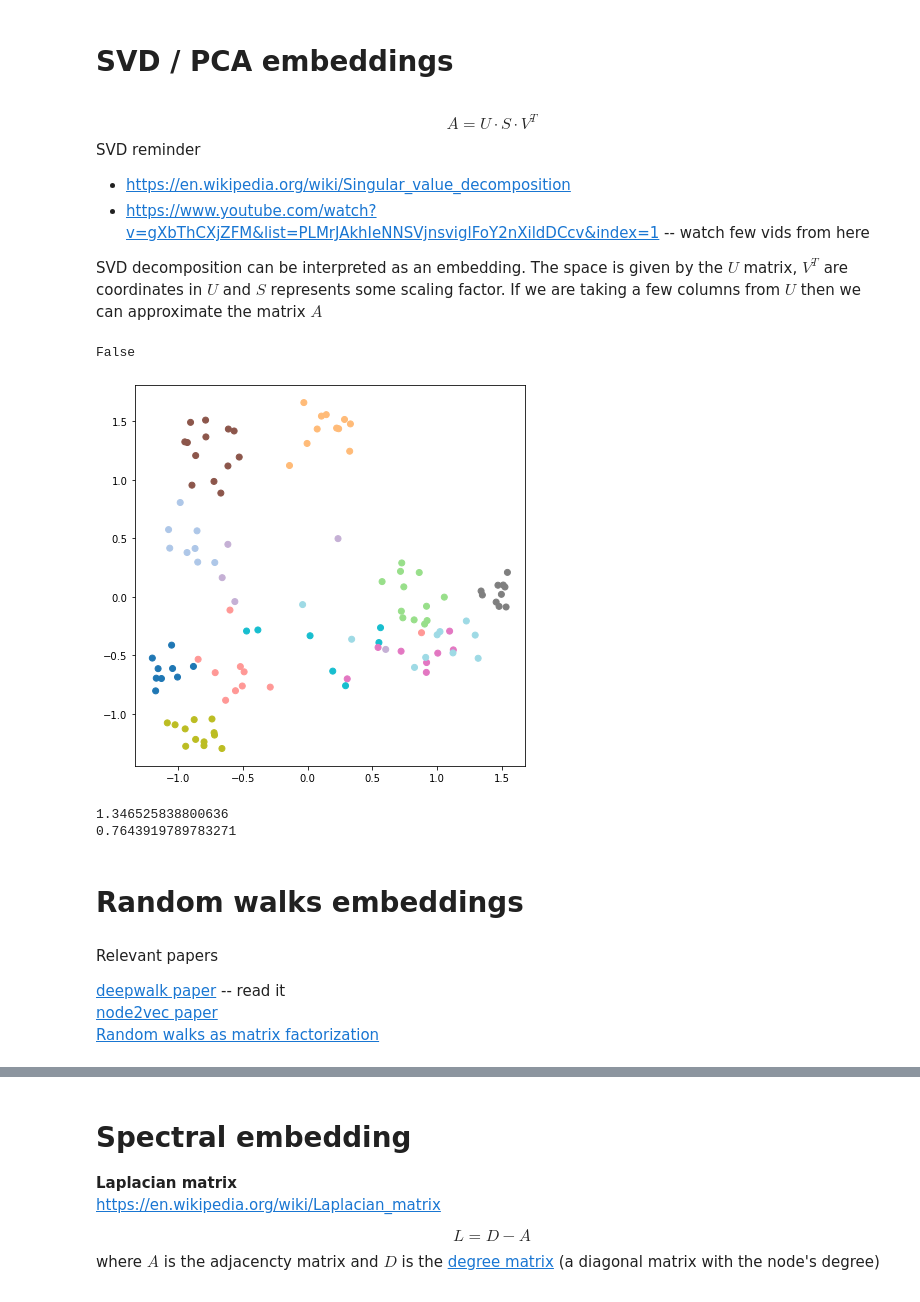
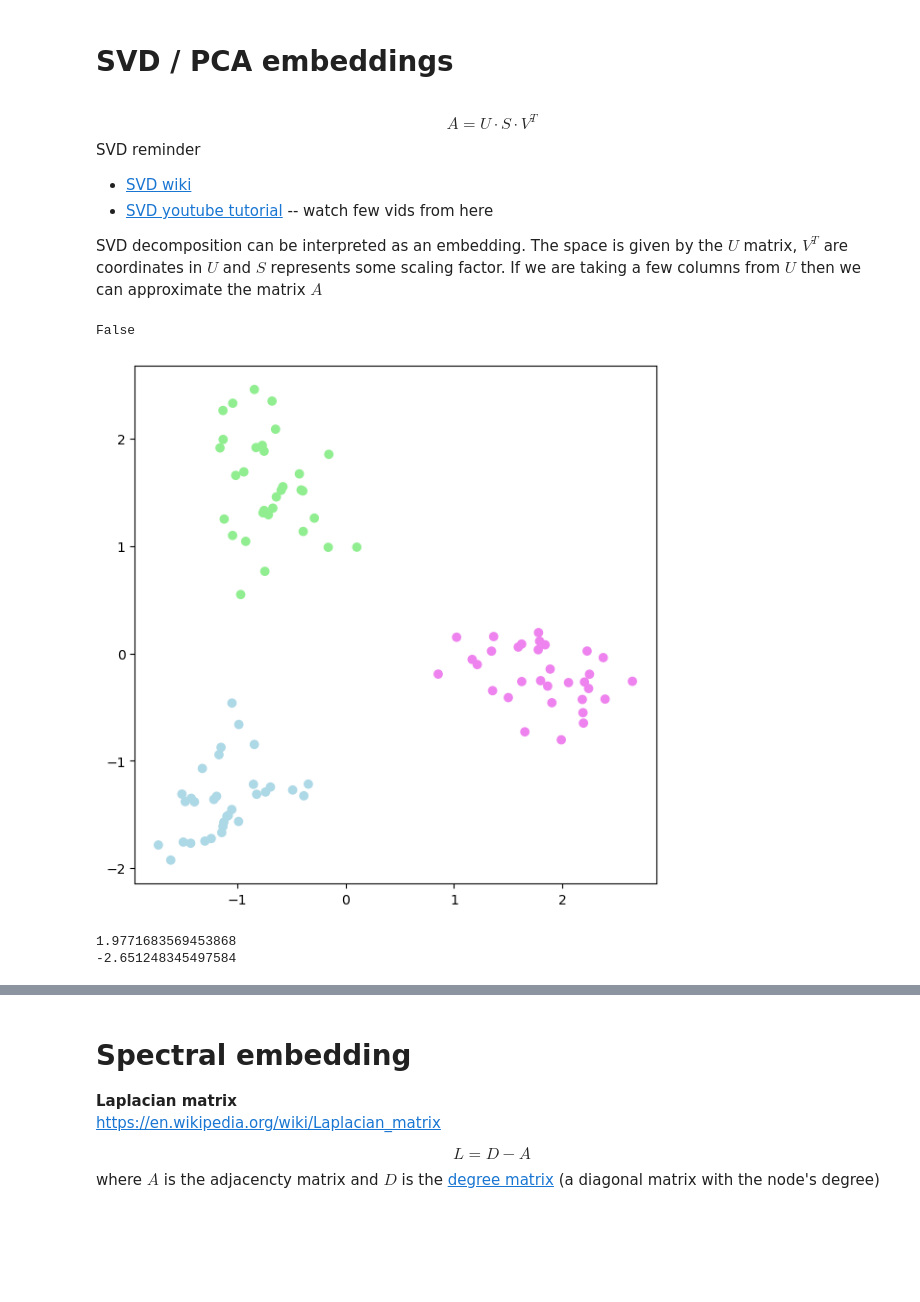
Before and after one commit to zademn/netsci-labs, a Jupyter notebook: Lab7-Embeddings/Node_embeddings.ipynb, the cells around one changed output, grey strips where cells are left out. Saved outputs shown, nothing was run; the diff lists cells and outputs as text; code cells hidden in the pictures; blank space fills up the shorter version.

```diff
--- a/Lab7-Embeddings/Node_embeddings.ipynb
+++ b/Lab7-Embeddings/Node_embeddings.ipynb
@@ -57,21 +78,29 @@ nx.draw(G_football, pos = pos, node_size = 200, width = .5, edgecolors = 'black'
 # %%
 # Load cora
-G_cora =  nx.read_weighted_edgelist(os.path.join('..', 'data', 'cora.edges'), delimiter=',')
+G_cora = nx.read_weighted_edgelist(
+    os.path.join("..", "data", "cora.edges"), delimiter=","
+)
 
 
-df = pd.read_csv(os.path.join('..', 'data', 'cora.node_labels'), delimiter=',', names = ['nodes', 'label'])
+df = pd.read_csv(
+    os.path.join("..", "data", "cora.node_labels"),
+    delimiter=",",
+    names=["nodes", "label"],
+)
 display(df.head())
-plt.bar(*np.unique(df['label'], return_counts = True))
+plt.bar(*np.unique(df["label"], return_counts=True))
 plt.show()
 
-d = {str(k): {'label': v} for k, v in zip(df['nodes'], df['label'])}
+d = {str(k): {"label": v} for k, v in zip(df["nodes"], df["label"])}
 nx.set_node_attributes(G_cora, d)
 
 G_cora = giant_component(G_cora)
 print(G_cora)
 
-G_cora = nx.relabel_nodes(G_cora, {k: v for k, v in zip(G_cora.nodes,range(len(G_cora.nodes)))})
-cora_color =list(nx.get_node_attributes(G_cora, 'label').values())
+G_cora = nx.relabel_nodes(
+    G_cora, {k: v for k, v in zip(G_cora.nodes, range(len(G_cora.nodes)))}
+)
+cora_color = list(nx.get_node_attributes(G_cora, "label").values())
 # %% [output]
 |  | nodes | label |
 | 0 | 1 | 3 |
@@ -83 +112,12 @@ cora_color =list(nx.get_node_attributes(G_cora, 'label').values())
 Graph with 2485 nodes and 5069 edges
+# %%
+num_communities = 3
+num_nodes_per_community = 32
+G_comm = nx.planted_partition_graph(
+    l=num_communities, k=num_nodes_per_community, p_in=0.5, p_out=0.1, seed=42
+)
+colors = ["violet", "lightgreen", "lightblue", "yellow"]
+comm_color = [
+    colors[v] for v in nx.get_node_attributes(G_comm, "block").values()
+]
+comm_labels = np.array(list(nx.get_node_attributes(G_comm, "block").values()))
@@ -296,8 +512,8 @@ print(z1.dot(z3))
 # %% [markdown]
 $$A = U \cdot S \cdot V^T$$
 SVD reminder
-- https://en.wikipedia.org/wiki/Singular_value_decomposition
-- https://www.youtube.com/watch?v=gXbThCXjZFM&list=PLMrJAkhIeNNSVjnsviglFoY2nXildDCcv&index=1 -- watch few vids from here
+- [SVD wiki](https://en.wikipedia.org/wiki/Singular_value_decomposition)
+- [SVD youtube tutorial](https://www.youtube.com/watch?v=gXbThCXjZFM&list=PLMrJAkhIeNNSVjnsviglFoY2nXildDCcv&index=1) -- watch few vids from here
 
 SVD decomposition can be interpreted as an embedding. The space is given by the $U$ matrix, $V^T$ are coordinates in $U$ and $S$ represents some scaling factor. If we are taking a few columns from $U$ then we can approximate the matrix $A$
 # %%
@@ -306,5 +522,6 @@ import scipy
 # %%
-A = nx.to_numpy_array(G_karate)
-A = nx.to_numpy_array(G_football)
-#A = nx.to_numpy_array(G_cora)
+# A = nx.to_numpy_array(G_karate)
+# A = nx.to_numpy_array(G_football)
+A = nx.to_numpy_array(G_comm)
+# A = nx.to_numpy_array(G_cora)
 # %%
@@ -319,32 +536,24 @@ False
 # %%
 # emb = A @ Vt.T
 # emb = np.array(emb.T) # Transform from matrix to array for scatter
 
-#emb = TruncatedSVD(n_components=2).fit_transform(A).T
+# emb = TruncatedSVD(n_components=2).fit_transform(A).T
 emb = PCA(n_components=2).fit_transform(A)
-plt.figure(figsize = (7, 7))
-plt.scatter(*emb.T, c = football_color, cmap = plt.cm.tab20)
+plt.figure(figsize=(7, 7))
+plt.scatter(*emb.T, c=comm_color, cmap=plt.cm.tab20)
 
 plt.show()
 # %% [output]
-[figure, old version]
+[figure, new version]
 # %%
 # Let's take some embeddings from the same communities and compare their dot product
 # z1 and z2 are from the same community therefore they should have a bigger dot product than z1 and z3
-z1 = emb[np.random.choice(np.where(np.array(football_color) == 0)[0])]
-z2 = emb[np.random.choice(np.where(np.array(football_color) == 0)[0])]
-z3 = emb[np.random.choice(np.where(np.array(football_color) == 1)[0])]
+z1 = emb[np.random.choice(np.where(comm_labels == 0)[0])]
+z2 = emb[np.random.choice(np.where(comm_labels == 0)[0])]
+z3 = emb[np.random.choice(np.where(comm_labels == 1)[0])]
 
 print(z1.dot(z2))
 print(z1.dot(z3))
 # %% [output]
-1.346525838800636
-0.7643919789783271
+1.9771683569453868
+-2.651248345497584
-# %% [markdown]
-# Random walks embeddings
-# %% [markdown]
-Relevant papers
-
-[deepwalk paper](https://arxiv.org/pdf/1403.6652.pdf) -- read it
-[node2vec paper](https://arxiv.org/pdf/1607.00653.pdf)
-[Random walks as matrix factorization](https://arxiv.org/pdf/1710.02971.pdf)
```
Also changed, not shown: parts of 69 cells of this notebook, 6 other files.
